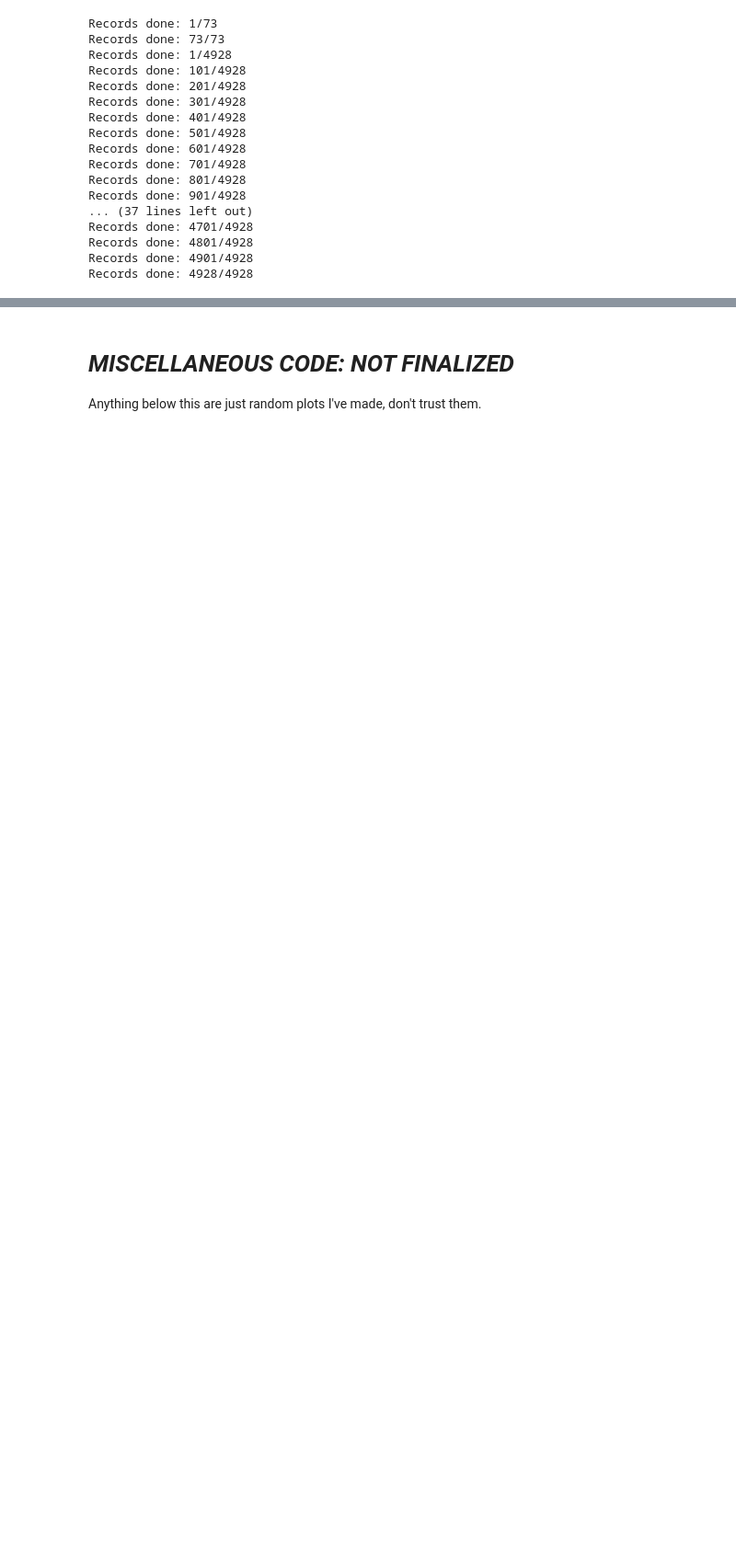
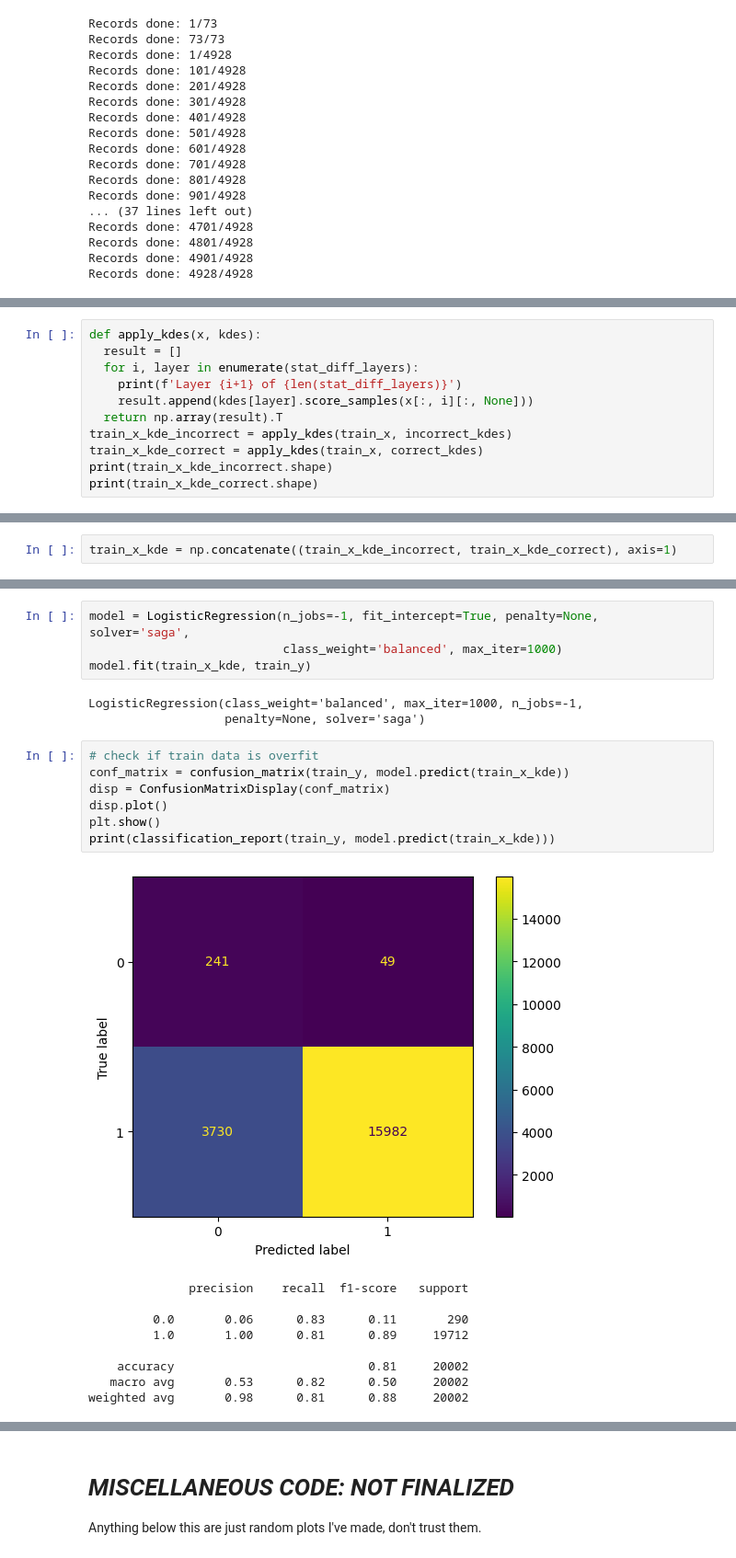
Before and after one commit to patelraj7021/llm-hallucination-monitoring, a Jupyter notebook: CAIS_research_project.ipynb, the cells around one changed output, grey strips where cells are left out. Shown at 92% size. Cells and saved outputs as stored; diff of their text form; blank space fills up the shorter version.

```diff
--- a/CAIS_research_project.ipynb
+++ b/CAIS_research_project.ipynb
@@ -590,0 +600,11 @@ Accuracy: 0.6740651869626075
+# %%
+def apply_kdes(x, kdes):
+  result = []
+  for i, layer in enumerate(stat_diff_layers):
+    print(f'Layer {i+1} of {len(stat_diff_layers)}')
+    result.append(kdes[layer].score_samples(x[:, i][:, None]))
+  return np.array(result).T
+train_x_kde_incorrect = apply_kdes(train_x, incorrect_kdes)
+train_x_kde_correct = apply_kdes(train_x, correct_kdes)
+print(train_x_kde_incorrect.shape)
+print(train_x_kde_correct.shape)
@@ -590,0 +629,2 @@ Accuracy: 0.6740651869626075
+# %%
+train_x_kde = np.concatenate((train_x_kde_incorrect, train_x_kde_correct), axis=1)
@@ -590,0 +654,24 @@ Accuracy: 0.6740651869626075
+# %%
+model = LogisticRegression(n_jobs=-1, fit_intercept=True, penalty=None, solver='saga',
+                           class_weight='balanced', max_iter=1000)
+model.fit(train_x_kde, train_y)
+# %% [output]
+LogisticRegression(class_weight='balanced', max_iter=1000, n_jobs=-1,
+                   penalty=None, solver='saga')
+# %%
+# check if train data is overfit
+conf_matrix = confusion_matrix(train_y, model.predict(train_x_kde))
+disp = ConfusionMatrixDisplay(conf_matrix)
+disp.plot()
+plt.show()
+print(classification_report(train_y, model.predict(train_x_kde)))
+# %% [output]
+[figure, added]
+              precision    recall  f1-score   support
+
+         0.0       0.06      0.83      0.11       290
+         1.0       1.00      0.81      0.89     19712
+
+    accuracy                           0.81     20002
+   macro avg       0.53      0.82      0.50     20002
+weighted avg       0.98      0.81      0.88     20002
```
Also changed, not shown: parts of 16 cells of this notebook.
